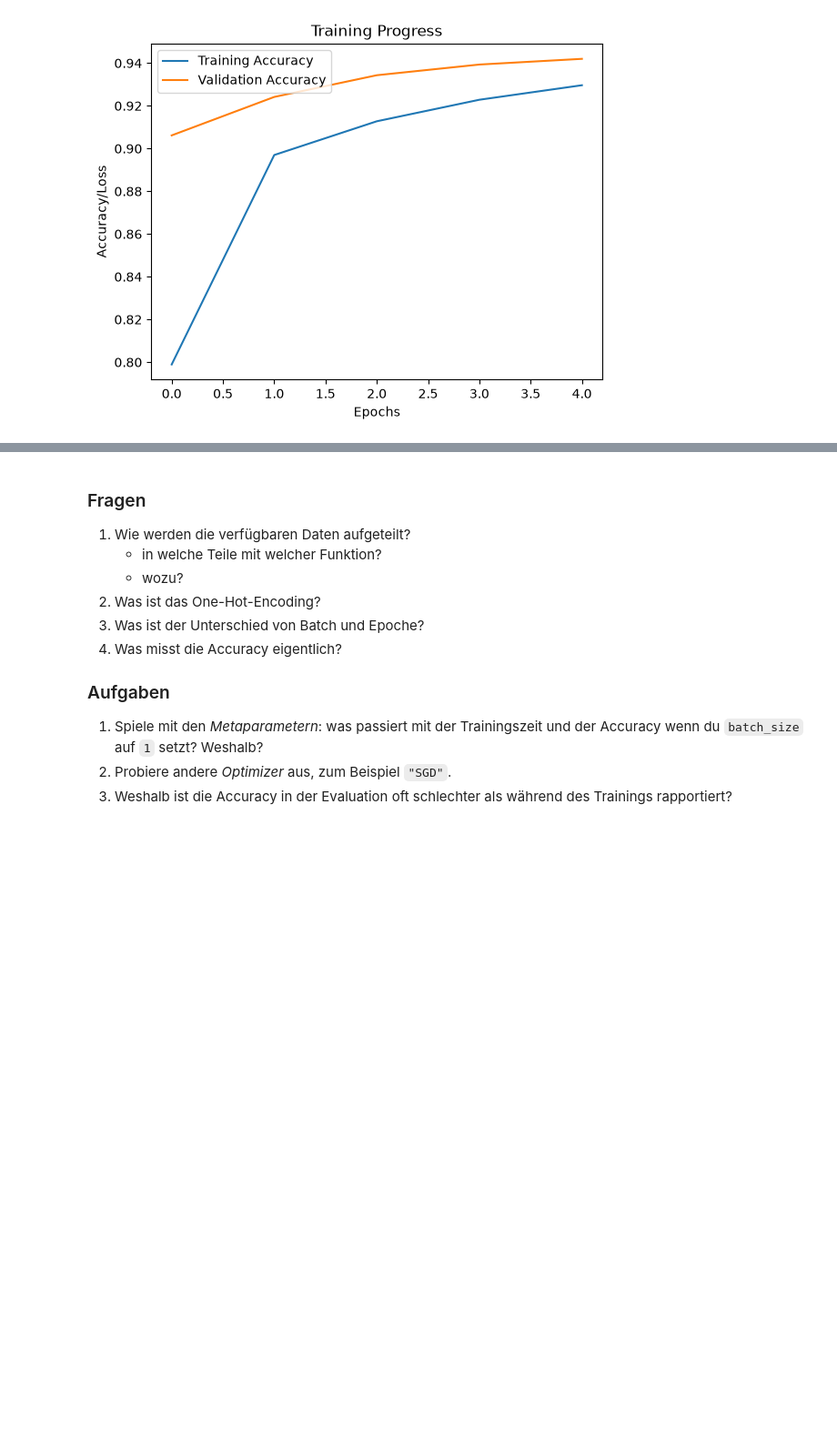
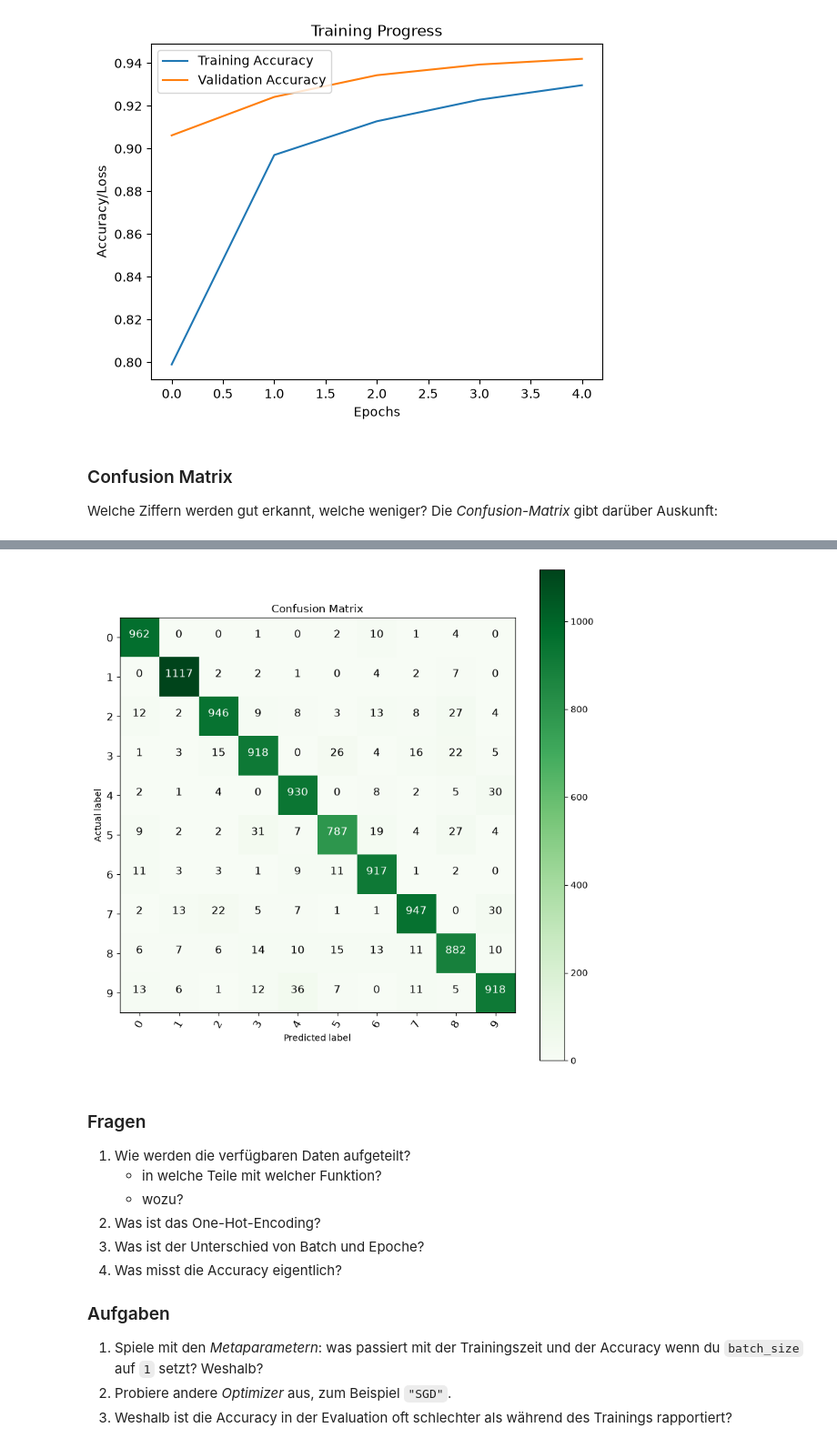
Before and after one commit to tkilla77/ksr_talenta_nn, a Jupyter notebook: keras.ipynb, the cells around one changed output, grey strips where cells are left out. Shown at 91% size. Saved outputs shown, nothing was run; the diff lists cells and outputs as text; code cells hidden in the pictures; blank space fills up the shorter version.

Commit message:
add confusion matrix

```diff
--- a/keras.ipynb
+++ b/keras.ipynb
@@ -72,6 +92,8 @@ print(x_test.shape[0], "test samples")
 
 # Convert class vectors to binary class matrices (one-hot encoding)
 print(f"Labels before one-hot categorical conversion: shape: {y_train.shape}, example: {y_train[0]}")
+labels_test = y_test
+labels_train = y_train
 y_train = keras.utils.to_categorical(y_train, num_classes)
 y_test = keras.utils.to_categorical(y_test, num_classes)
 print(f"Labels after one-hot categorical conversion: shape: {y_train.shape}, example: {y_train[0]}")
@@ -199,3 +221,40 @@ Test accuracy: 0.9323999881744385
 8/8 ━━━━━━━━━━━━━━━━━━━━ 0s 2ms/step
 [figure]
 [figure]
+# %% [markdown]
+### Confusion Matrix
+
+Welche Ziffern werden gut erkannt, welche weniger? Die _Confusion-Matrix_ gibt darüber Auskunft:
+# %%
+# Stolen from https://github.com/spoluan/mnist-digits-recognition/blob/master/digit-mnist.ipynb
+
+def conf_matrix(y_test=None, y_pred=None, class_names=None):
+    cm = confusion_matrix(y_test, y_pred)
+
+    fig, ax = pyplot.subplots(figsize=(10, 10))
+    a = ax.matshow(cm, cmap=pyplot.cm.Greens)
+
+    fig.colorbar(a)
+
+    ax.set(title="Confusion Matrix",
+             xlabel="Predicted label",
+             ylabel="Actual label",
+             xticks=np.arange(len(class_names)),
+             yticks=np.arange(len(class_names)),
+             xticklabels=class_names,
+             yticklabels=class_names)
+
+    ax.xaxis.set_label_position("bottom")
+    ax.xaxis.tick_bottom()
+
+    pyplot.xticks(rotation=60, fontsize=12)
+    pyplot.yticks(fontsize=12)
+
+    for i, j in itertools.product(range(cm.shape[0]), range(cm.shape[1])):
+        pyplot.text(j, i, f"{cm[i, j]}",
+                  horizontalalignment="center", color="black" if cm[i, j] < (cm.max() + cm.min()) / 2 else "white",
+                  fontsize=12)
+
+
+conf_matrix(y_test=labels_test, y_pred=model.predict(x_test).argmax(axis=1), class_names=list(set(labels_test)))
+# %% [output]
@@ -202,3 +262,4 @@ Test accuracy: 0.9323999881744385
+[figure, added]
 # %% [markdown]
 ### Fragen
 1. Wie werden die verfügbaren Daten aufgeteilt?
```
Also changed, not shown: parts of 10 cells of this notebook.
